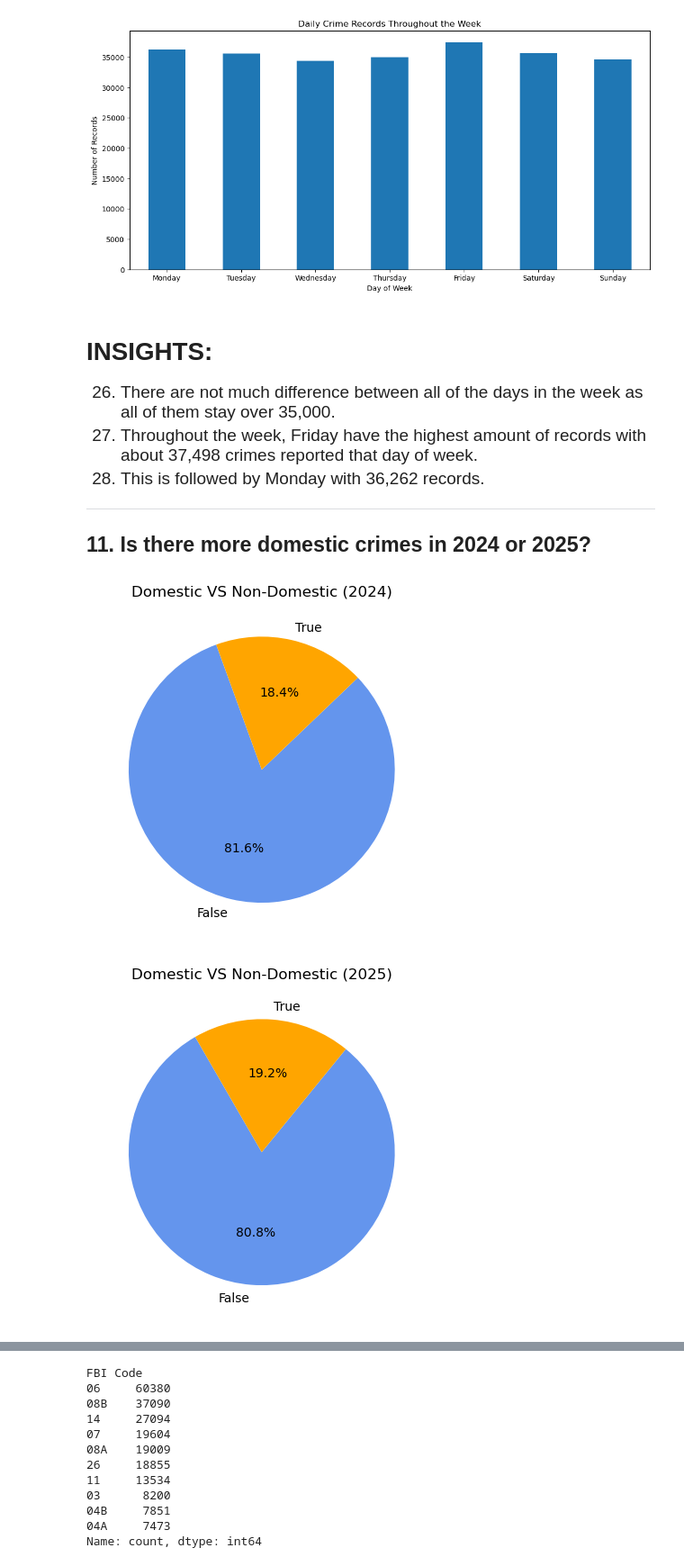
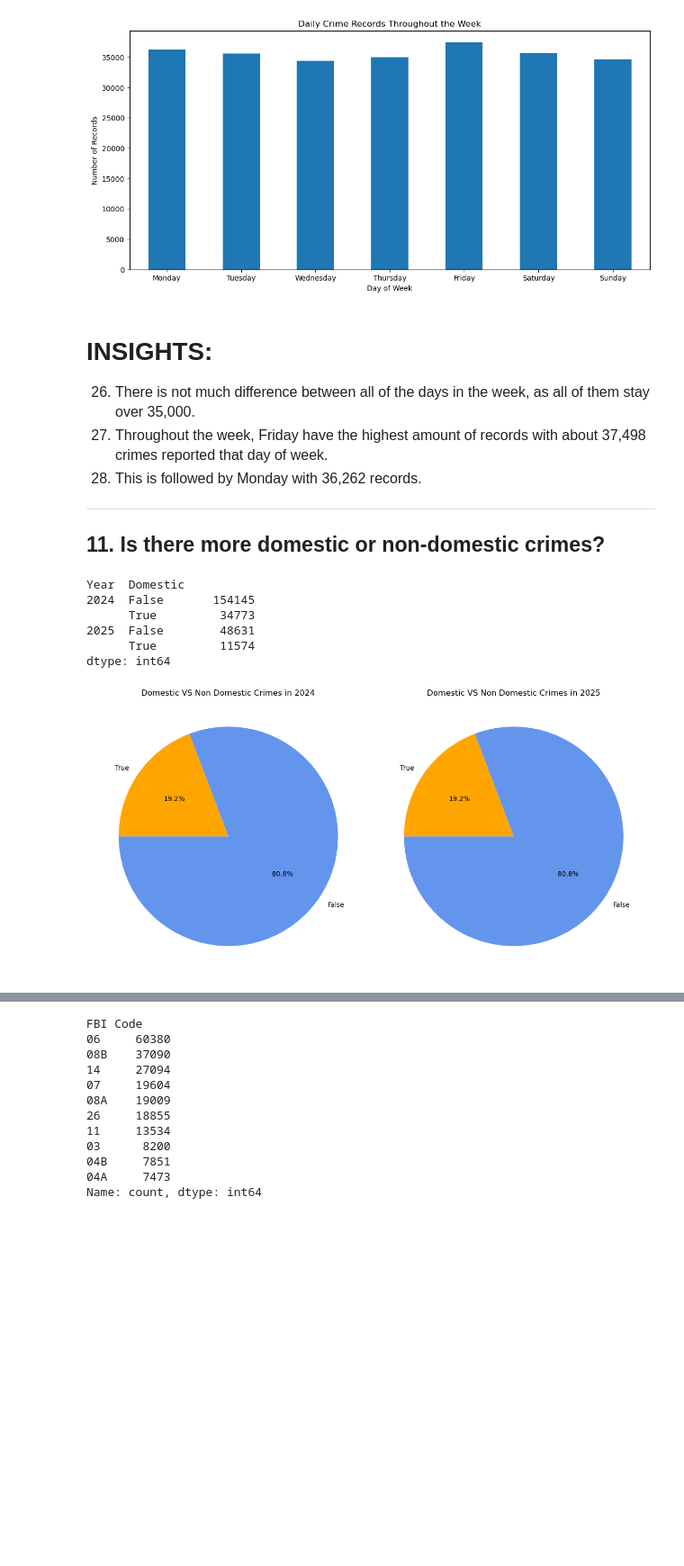
Before and after one commit to oliverliwanag/ELEC303-DATA-ANALYTICS-LIWANAG, a Jupyter notebook: ELEC03-3A/handson-exam.ipynb, the cells around one changed output, grey strips where cells are left out. Shown at 90% size. Saved outputs shown, nothing was run; the diff lists cells and outputs as text; code cells hidden in the pictures; blank space fills up the shorter version.

```diff
--- a/ELEC03-3A/handson-exam.ipynb
+++ b/ELEC03-3A/handson-exam.ipynb
@@ -477,30 +495,52 @@ plt.show()
 [figure]
 # %% [markdown]
 <h1>INSIGHTS:</h1>
-<ol start='26', style='font-size: 19px'>
-    <li>There are not much difference between all of the days in the week as all of them stay over 35,000.</li>
+<ol start='26', style='font-size: 16px'>
+    <li>There is not much difference between all of the days in the week, as all of them stay over 35,000.</li>
     <li>Throughout the week, Friday have the highest amount of records with about 37,498 crimes reported that day of week.</li>
     <li>This is followed by Monday with 36,262 records.</li>
 </ol>
 <hr>
-<h2>11. Is there more domestic crimes in 2024 or 2025? </h2>
+<h2>11. Is there more domestic or non-domestic crimes? </h2>
+# %%
+domestic = chi_crimes.groupby(['Year', 'Domestic']).size()
+domestic
+# %% [output]
+Year  Domestic
+2024  False       154145
+      True         34773
+2025  False        48631
+      True         11574
+dtype: int64
 # %%
-arrest_2024 = chi_crimes[chi_crimes['Year'] == 2024]
-arrest_2025 = chi_crimes[chi_crimes['Year'] == 2025]
+dom_2024 = chi_crimes[chi_crimes['Year'] == 2024]
+dom_2024 = chi_crimes[chi_crimes['Year'] == 2025]
+
+plt.figure(figsize=(12,6))
 
 #for the year 2024
-ar_2024 = arrest_2024['Domestic'].value_counts().plot(kind='pie', autopct='%1.1f%%', colors=['cornflowerblue', 'orange'], startangle = 110)
-plt.title('Domestic VS Non-Domestic (2024)')
+plt.subplot(1,2,1)
+dom_2024['Domestic'].value_counts().plot(
+    kind='pie',
+    autopct='%1.1f%%',
+    colors=['cornflowerblue', 'orange'],
+    startangle = 180)
+plt.title('Domestic VS Non Domestic Crimes in 2024')
 plt.ylabel('')
-plt.show()
 
 #for the year 2025
-ar_2025 = arrest_2025['Domestic'].value_counts().plot(kind='pie', autopct='%1.1f%%', colors=['cornflowerblue', 'orange'], startangle = 120)
-plt.title('Domestic VS Non-Domestic (2025)')
+plt.subplot(1,2,2)
+dom_2024['Domestic'].value_counts().plot(
+    kind='pie',
+    autopct='%1.1f%%',
+    colors=['cornflowerblue', 'orange'],
+    startangle = -180)
+plt.title('Domestic VS Non Domestic Crimes in 2025')
 plt.ylabel('')
+
+plt.tight_layout()
 plt.show()
 # %% [output]
-[figure, old version]
+[figure, new version]
-[figure, removed]
 # %% [markdown]
 <h1>INSIGHTS:</h1>
```
Also changed, not shown: parts of 14 cells of this notebook.
